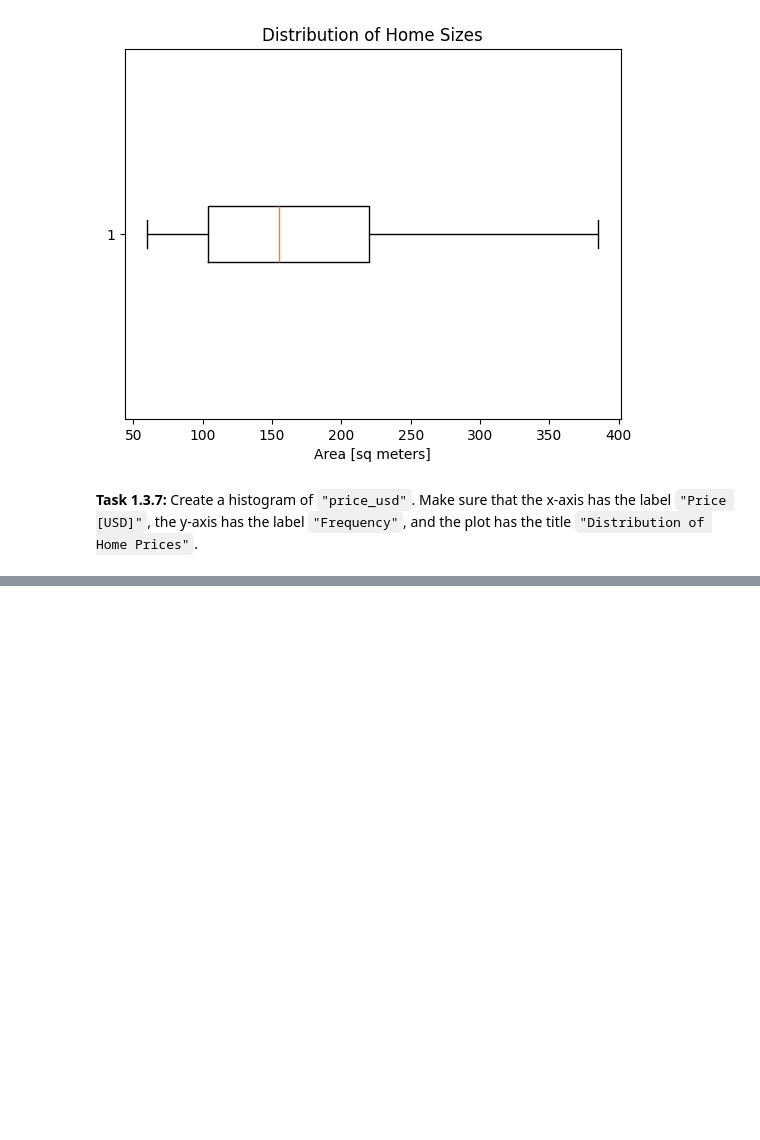
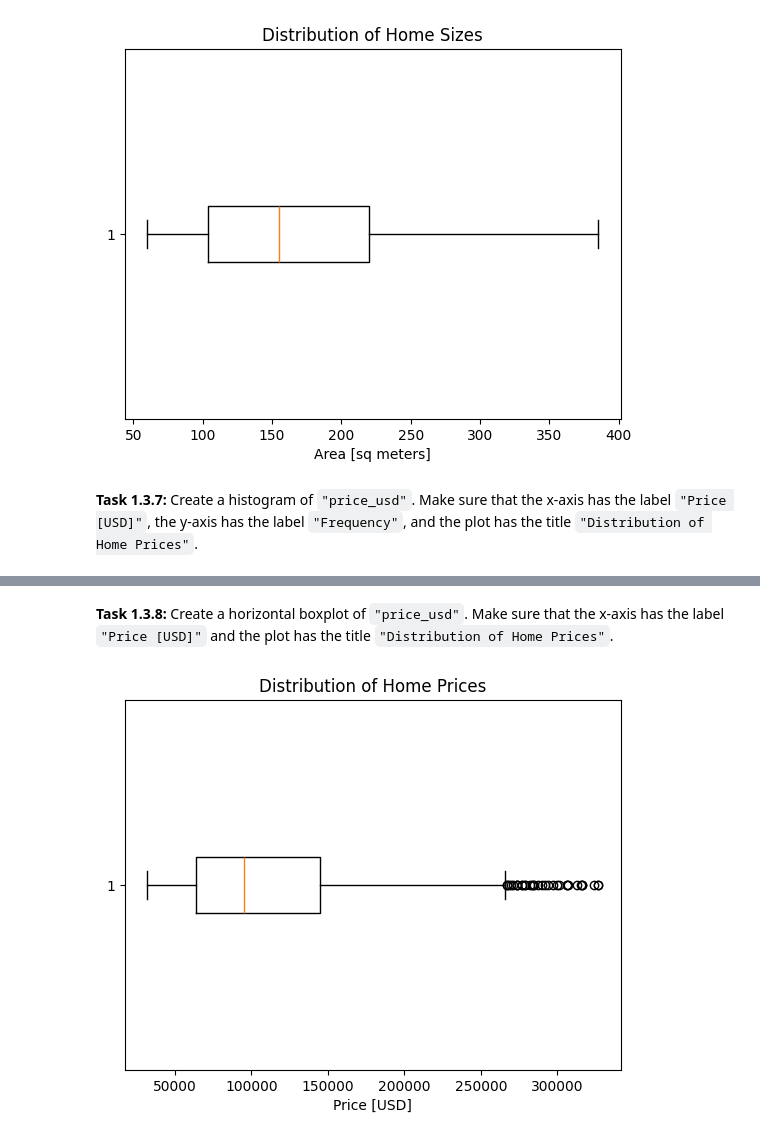
Before and after one commit to Ofgeha-Gelana/Housing-in-Mexico, a Jupyter notebook: notebooks/013-exploratory-data-analysis.ipynb, the cells around one changed output, grey strips where cells are left out. Cells and saved outputs as stored; diff of their text form; code cells hidden in the pictures; blank space fills up the shorter version.

```diff
--- a/notebooks/013-exploratory-data-analysis.ipynb
+++ b/notebooks/013-exploratory-data-analysis.ipynb
@@ -110,0 +111,13 @@ plt.title("Distribution of Home Prices");
+# %% [markdown]
+**Task 1.3.8:** Create a horizontal boxplot of `"price_usd"`. Make sure that the x-axis has the label `"Price [USD]"` and the plot has the title `"Distribution of Home Prices"`.
+# %%
+# Use Matplotlib to create boxplot of "price_usd"
+plt.boxplot(df['price_usd'], vert=False)
+
+# Add x-label axis
+plt.xlabel("Price [USD]")
+
+# Add y-label axis
+plt.title("Distribution of Home Prices");
+# %% [output]
+[figure, added]
```
Also changed, not shown: parts of 1 cell of this notebook.
